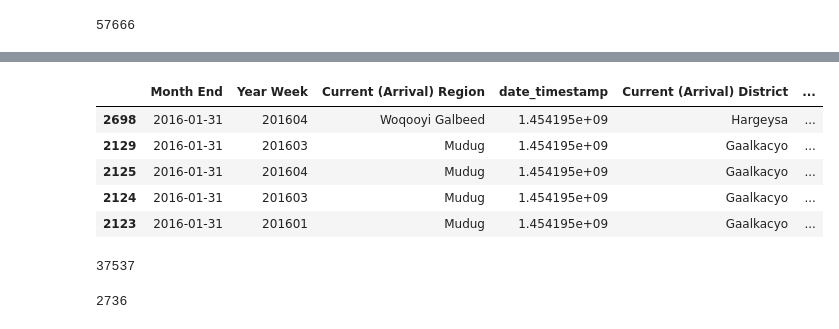
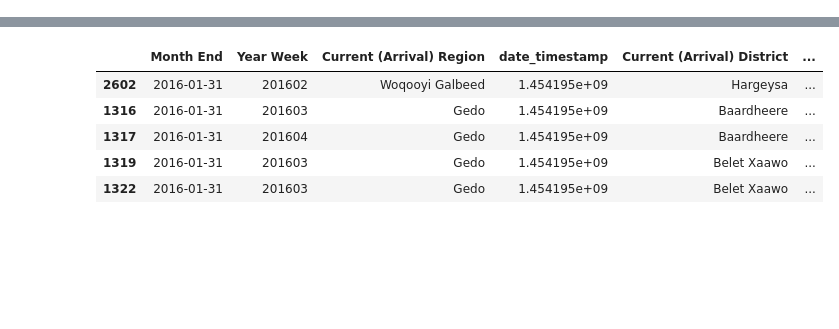
Before and after one commit to saraghivarello/Climate-and-conflict, a Jupyter notebook: Displacements.ipynb, the cells around one changed output, grey strips where cells are left out. Drawn from its saved outputs; the diff is of its cells as text; code cells hidden in the pictures; blank space fills up the shorter version.

```diff
--- a/Displacements.ipynb
+++ b/Displacements.ipynb
@@ -10,8 +8,7 @@ import torch
 from datetime import datetime
 # %%
-df = pd.read_excel(r"C:\Users\PcLaptop\Documents\GitHub\Climate-and-conflict\displacements\unhcr-prmn-displacement-dataset-3.xlsx")
-len(df)
+#df = pd.read_excel(r"C:\Users\PcLaptop\Documents\GitHub\Climate-and-conflict\displacements\unhcr-prmn-displacement-dataset-3.xlsx")
+df = pd.read_excel(r"/home/sara/Documenti/GitHub/Climate-and-conflict/displacements/UNHCR-PRMN-Displacement-Dataset - Somalia.xlsx")
+#df_d = df[df['Reason']=='Drought related']
-# %% [output]
-57666
 # %%
 path = "./som_adm_ocha_itos_20230308_shp/"
@@ -30,5 +26,5 @@ df_d = df[df['Reason']=='Drought related']
 # %%
-v= df_d["Month End"]
+v= df["Month End"]
 v=v.values
 dt = [datetime.strptime(v[i], "%d/%m/%Y") for i in range(len(v))]
 q=[]
@@ -36,23 +32,19 @@ q=[]
 for i in range(len(dt)):
     q.append(datetime.timestamp(dt[i]))
 
-df_d.insert(loc=3, column='date_timestamp', value=q)
-df_d = df_d.sort_values("date_timestamp")
+df.insert(loc=3, column='date_timestamp', value=q)
+df = df.sort_values("date_timestamp")
 
-df_d['Month End'] = pd.to_datetime(df_d['Month End'], dayfirst=True)
-#df_d=df_d.set_index('Month End')
+df['Month End'] = pd.to_datetime(df['Month End'], dayfirst=True)
+#df=df.set_index('Month End')
 # %%
-df_d.head()
+df.head()
 # %% [output]
 |  | Month End | Year Week | Current (Arrival) Region | date_timestamp | Current (Arrival) District | ... |
-| 2698 | 2016-01-31 | 201604 | Woqooyi Galbeed | 1.454195e+09 | Hargeysa | ... |
-| 2129 | 2016-01-31 | 201603 | Mudug | 1.454195e+09 | Gaalkacyo | ... |
-| 2125 | 2016-01-31 | 201604 | Mudug | 1.454195e+09 | Gaalkacyo | ... |
-| 2124 | 2016-01-31 | 201603 | Mudug | 1.454195e+09 | Gaalkacyo | ... |
-| 2123 | 2016-01-31 | 201601 | Mudug | 1.454195e+09 | Gaalkacyo | ... |
+| 2602 | 2016-01-31 | 201602 | Woqooyi Galbeed | 1.454195e+09 | Hargeysa | ... |
+| 1316 | 2016-01-31 | 201603 | Gedo | 1.454195e+09 | Baardheere | ... |
+| 1317 | 2016-01-31 | 201604 | Gedo | 1.454195e+09 | Baardheere | ... |
+| 1319 | 2016-01-31 | 201603 | Gedo | 1.454195e+09 | Belet Xaawo | ... |
+| 1322 | 2016-01-31 | 201603 | Gedo | 1.454195e+09 | Belet Xaawo | ... |
-# %%
-len(df_d)
-# %% [output]
-37537
 # %%
 # Aggregate the datetime objects by month
@@ -64,7 +51,0 @@ regions_nev = states_gdf[states_gdf.ADM1_EN.isin(states_gdf["ADM1_EN"])]
-# %%
-#in df remove all rows that contain a NaN
-df = df.dropna()
-df.reset_index(drop=True, inplace=True)
-len(df)
-# %% [output]
-2736
```
Also changed, not shown: parts of 12 cells of this notebook, 17 other files.
